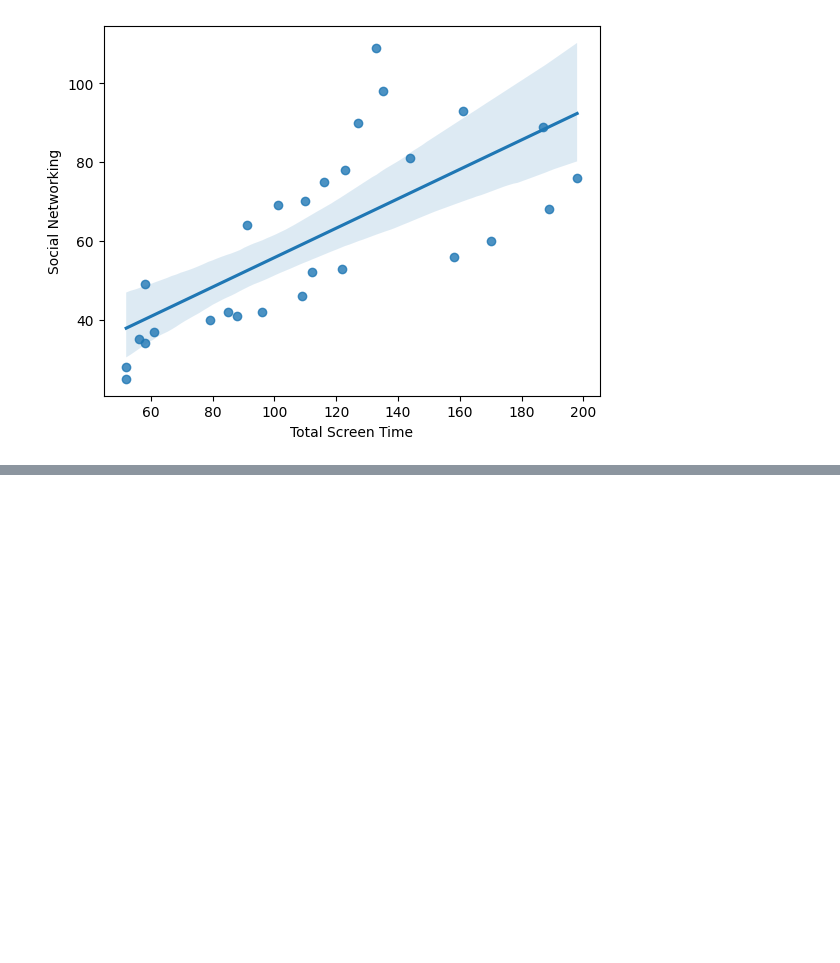
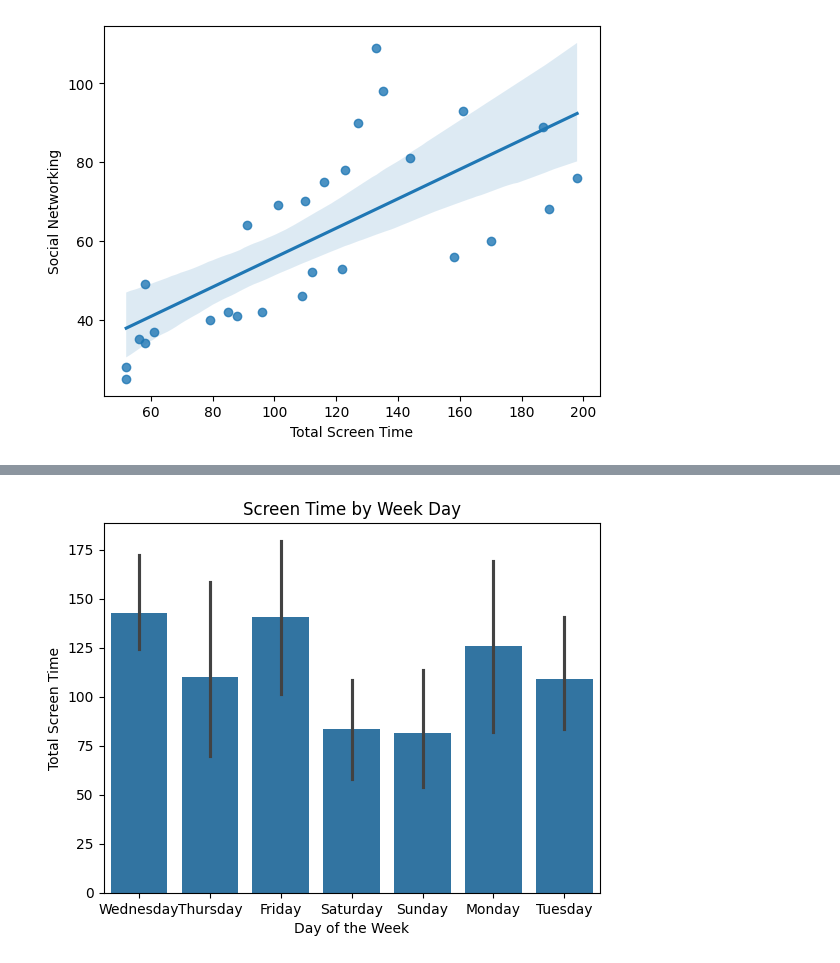
Before and after one commit to auseofficial/ipynb, a Jupyter notebook: panda1.ipynb, the cells around one changed output, grey strips where cells are left out. Cells and saved outputs as stored; diff of their text form; code cells hidden in the pictures; blank space fills up the shorter version.

```diff
--- a/panda1.ipynb
+++ b/panda1.ipynb
@@ -531,0 +537,8 @@ plt.show()
+# %%
+sns.barplot(x='Week Day', y='Total Screen Time', data=df)
+plt.title('Screen Time by Week Day')
+plt.xlabel('Day of the Week')
+plt.ylabel('Total Screen Time')
+plt.show()
+# %% [output]
+[figure, added]
```
Also changed, not shown: parts of 1 cell of this notebook.
